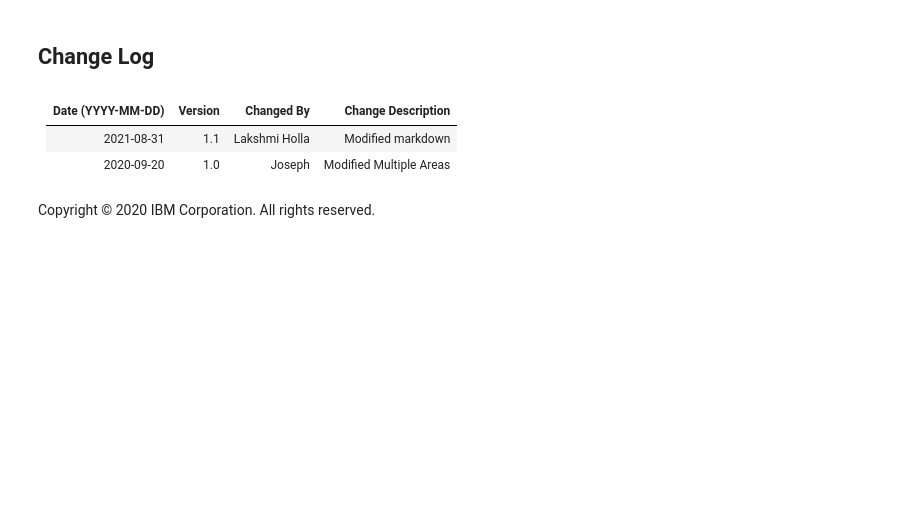
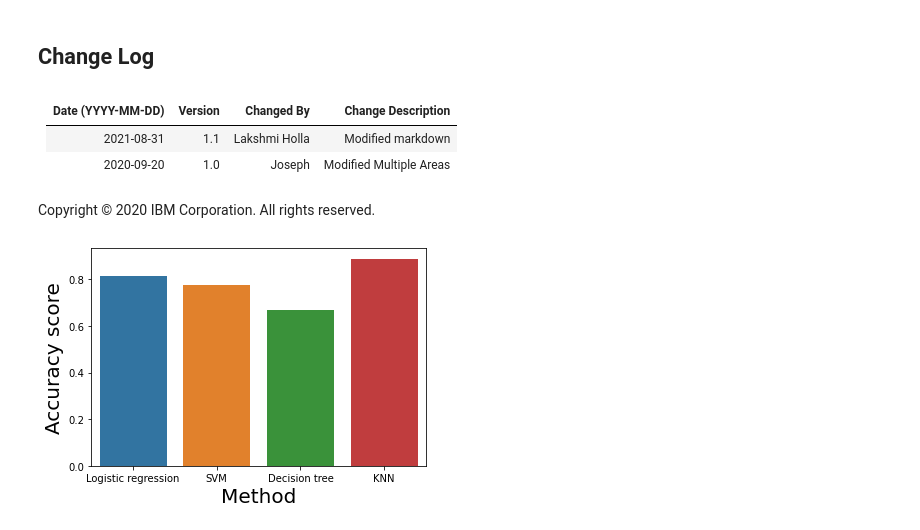
Before and after one commit to lpapaspyros/data_science_capstone_project, a Jupyter notebook: Machine Learning Predictions.ipynb, the cells around one changed output. Saved outputs shown, nothing was run; the diff lists cells and outputs as text; code cells hidden in the pictures; blank space fills up the shorter version.

```diff
--- a/Machine Learning Predictions.ipynb
+++ b/Machine Learning Predictions.ipynb
@@ -279,3 +286,6 @@ accuracy : 0.8910714285714286
 ## TASK  9
 # %% [markdown]
 Calculate the accuracy of tree_cv on the test data using the method <code>score</code>:
+# %%
+tree_score = tree_cv.score(X_test,Y_test)
+tree_score
@@ -314,3 +326,6 @@ accuracy : 0.9
 ## TASK  11
 # %% [markdown]
 Calculate the accuracy of _cv on the test data using the method <code>score</code>:
+# %%
+knn_score = knn_cv.score(X_test,Y_test)
+knn_score
@@ -325,3 +342,10 @@ plot_confusion_matrix(Y_test,yhat)
 ## TASK  12
 # %% [markdown]
 Find the method performs best:
+# %%
+scores = [logreg_score, svm_score, tree_score, knn_score]
+methods = ['Logistic regression', 'SVM', 'Decision tree', 'KNN']
+max_score = max(scores)
+max_index = np.argmax(scores)
+
+print('The best performing method is', methods[max_index], 'with a score of', max_score)
@@ -338,3 +364,10 @@ Find the method performs best:
 | 2020-09-20        | 1.0     | Joseph        | Modified Multiple Areas |
 # %% [markdown]
 Copyright © 2020 IBM Corporation. All rights reserved.
+# %%
+sns.barplot(x=methods, y=scores)
+plt.ylabel("Accuracy score",fontsize=20)
+plt.xlabel("Method",fontsize=20)
+plt.show()
+# %% [output]
+[figure, added]
```
Also changed, not shown: parts of 17 cells of this notebook, 5 other files.
